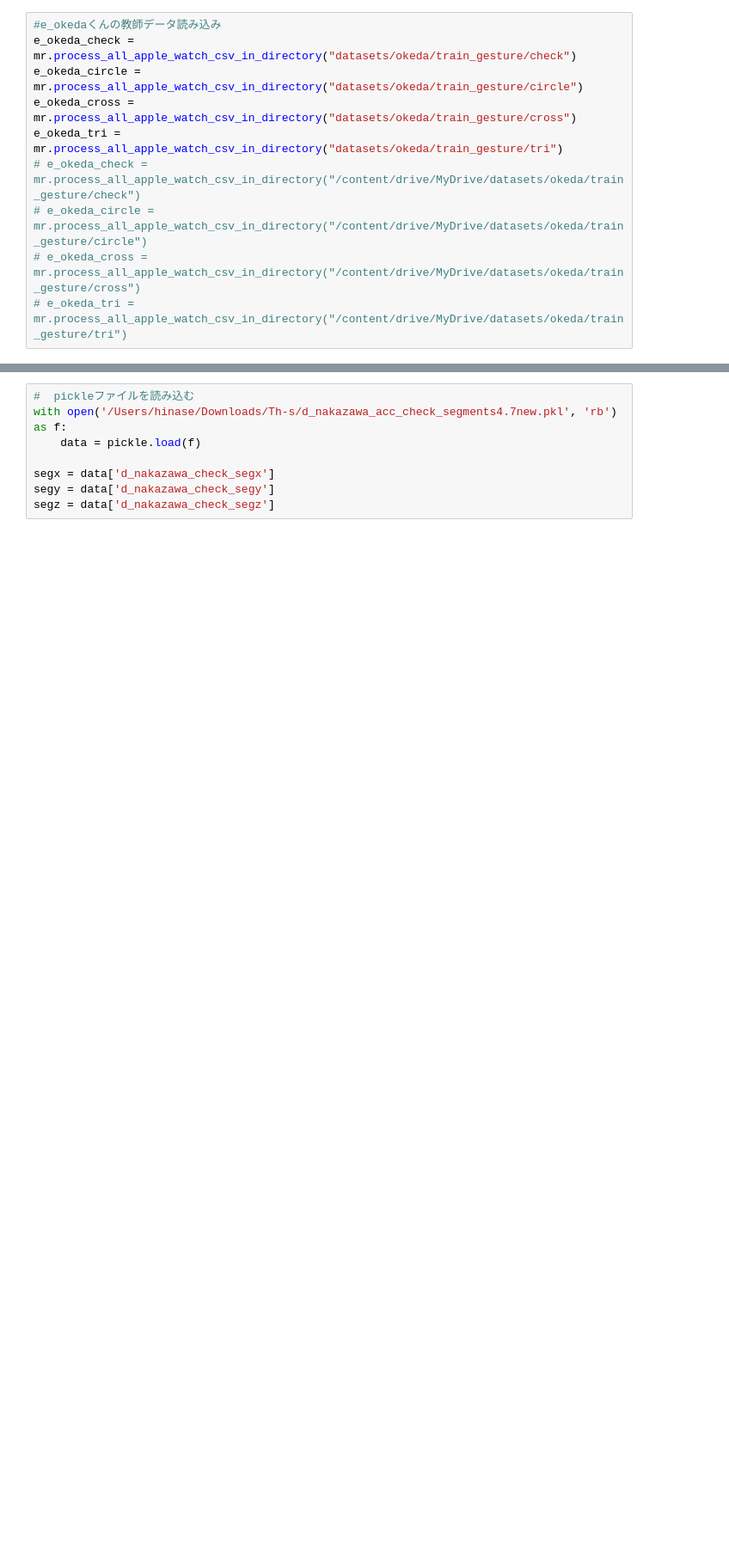
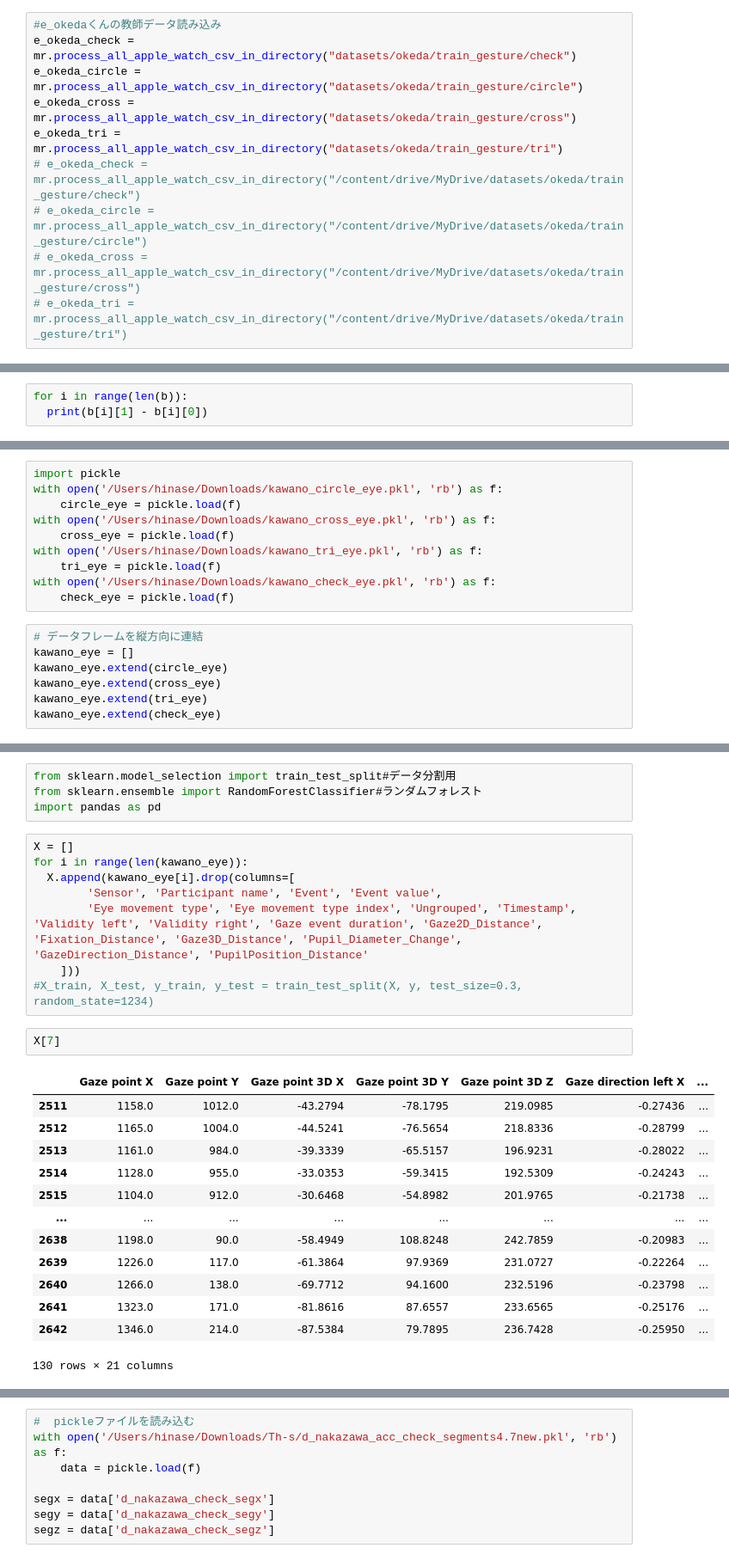
Before and after one commit to hinapyon/MasterResearch, a Jupyter notebook: MasterResearchDataProcessing.ipynb, the cells around one changed output, grey strips where cells are left out. Shown at 86% size. Saved outputs shown, nothing was run; the diff lists cells and outputs as text; blank space fills up the shorter version.

```diff
--- a/MasterResearchDataProcessing.ipynb
+++ b/MasterResearchDataProcessing.ipynb
@@ -158,0 +340,3 @@ final = mr.filter_and_combine_segments(hinase_circle_seg, Hz, 1, 5)
+# %%
+for i in range(len(b)):
+  print(b[i][1] - b[i][0])
@@ -158,0 +361,17 @@ final = mr.filter_and_combine_segments(hinase_circle_seg, Hz, 1, 5)
+# %%
+import pickle
+with open('/Users/hinase/Downloads/kawano_circle_eye.pkl', 'rb') as f:
+    circle_eye = pickle.load(f)
+with open('/Users/hinase/Downloads/kawano_cross_eye.pkl', 'rb') as f:
+    cross_eye = pickle.load(f)
+with open('/Users/hinase/Downloads/kawano_tri_eye.pkl', 'rb') as f:
+    tri_eye = pickle.load(f)
+with open('/Users/hinase/Downloads/kawano_check_eye.pkl', 'rb') as f:
+    check_eye = pickle.load(f)
+# %%
+# データフレームを縦方向に連結
+kawano_eye = []
+kawano_eye.extend(circle_eye)
+kawano_eye.extend(cross_eye)
+kawano_eye.extend(tri_eye)
+kawano_eye.extend(check_eye)
@@ -158,0 +417,28 @@ final = mr.filter_and_combine_segments(hinase_circle_seg, Hz, 1, 5)
+# %%
+from sklearn.model_selection import train_test_split#データ分割用
+from sklearn.ensemble import RandomForestClassifier#ランダムフォレスト
+import pandas as pd
+# %%
+X = []
+for i in range(len(kawano_eye)):
+  X.append(kawano_eye[i].drop(columns=[
+        'Sensor', 'Participant name', 'Event', 'Event value',
+        'Eye movement type', 'Eye movement type index', 'Ungrouped', 'Timestamp', 'Validity left', 'Validity right', 'Gaze event duration', 'Gaze2D_Distance', 'Fixation_Distance', 'Gaze3D_Distance', 'Pupil_Diameter_Change',	'GazeDirection_Distance', 'PupilPosition_Distance'
+    ]))
+#X_train, X_test, y_train, y_test = train_test_split(X, y, test_size=0.3, random_state=1234)
+# %%
+X[7]
+# %% [output]
+|  | Gaze point X | Gaze point Y | Gaze point 3D X | Gaze point 3D Y | Gaze point 3D Z | Gaze direction left X | ... |
+| 2511 | 1158.0 | 1012.0 | -43.2794 | -78.1795 | 219.0985 | -0.27436 | ... |
+| 2512 | 1165.0 | 1004.0 | -44.5241 | -76.5654 | 218.8336 | -0.28799 | ... |
+| 2513 | 1161.0 | 984.0 | -39.3339 | -65.5157 | 196.9231 | -0.28022 | ... |
+| 2514 | 1128.0 | 955.0 | -33.0353 | -59.3415 | 192.5309 | -0.24243 | ... |
+| 2515 | 1104.0 | 912.0 | -30.6468 | -54.8982 | 201.9765 | -0.21738 | ... |
+| ... | ... | ... | ... | ... | ... | ... | ... |
+| 2638 | 1198.0 | 90.0 | -58.4949 | 108.8248 | 242.7859 | -0.20983 | ... |
+| 2639 | 1226.0 | 117.0 | -61.3864 | 97.9369 | 231.0727 | -0.22264 | ... |
+| 2640 | 1266.0 | 138.0 | -69.7712 | 94.1600 | 232.5196 | -0.23798 | ... |
+| 2641 | 1323.0 | 171.0 | -81.8616 | 87.6557 | 233.6565 | -0.25176 | ... |
+| 2642 | 1346.0 | 214.0 | -87.5384 | 79.7895 | 236.7428 | -0.25950 | ... |
+130 rows × 21 columns
```
Also changed, not shown: parts of 35 cells of this notebook, 1 other file.
